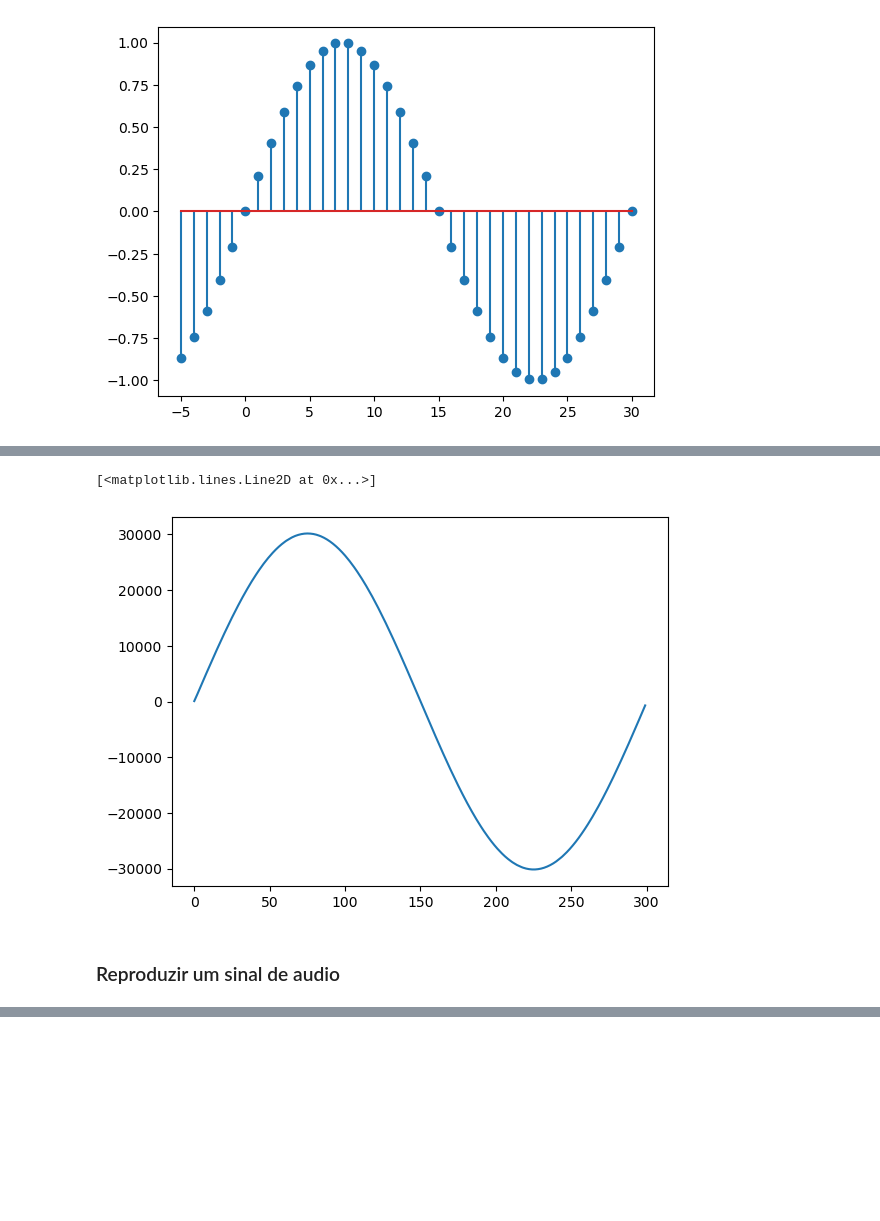
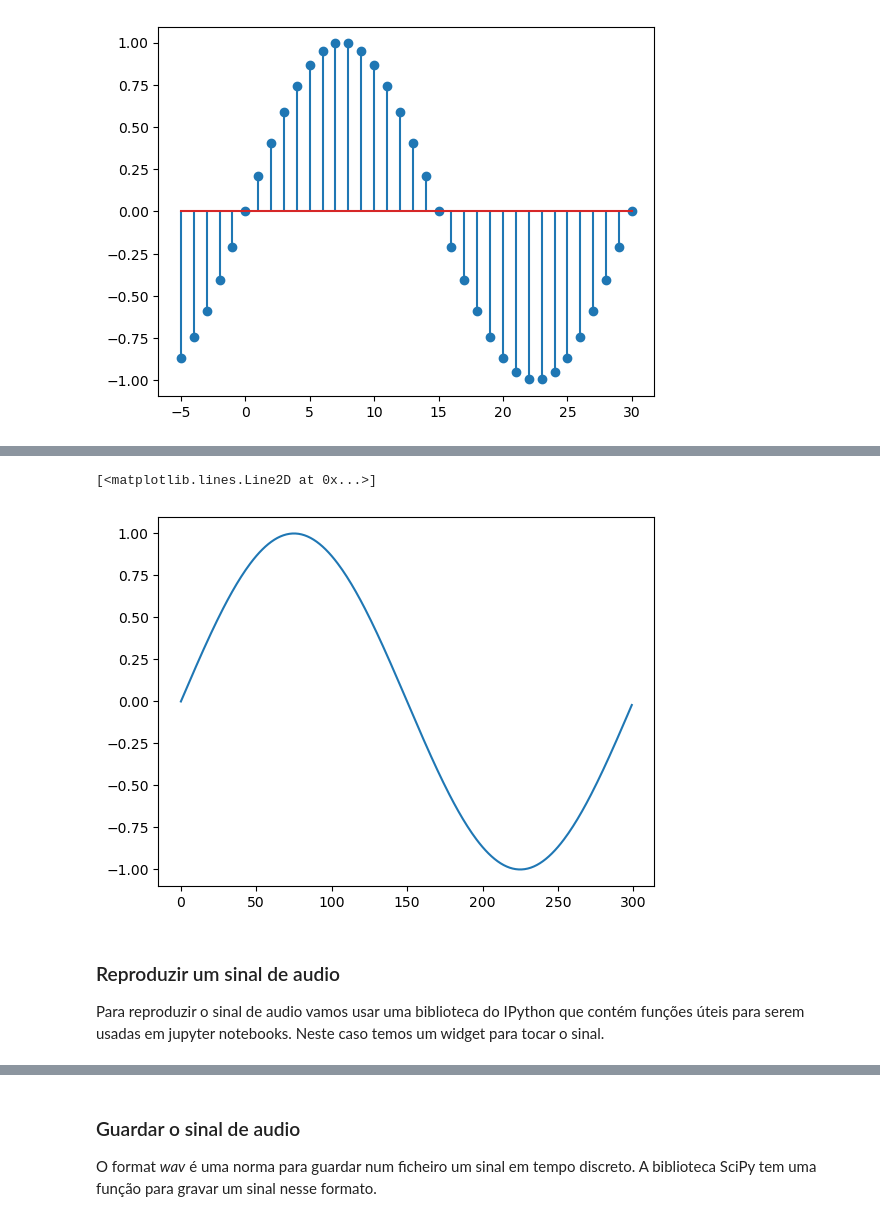
Before and after one commit to luiscoliveira/ss-ipynb, a Jupyter notebook: notebooks/sinais-cont-disc.ipynb, the cells around one changed output, grey strips where cells are left out. Saved outputs shown, nothing was run; the diff lists cells and outputs as text; code cells hidden in the pictures; blank space fills up the shorter version.

```diff
--- a/notebooks/sinais-cont-disc.ipynb
+++ b/notebooks/sinais-cont-disc.ipynb
@@ -163,21 +163,27 @@ A biblioteca SciPy tem uma função para ler esse formato de ficheiros
 # %%
 from scipy.io import wavfile
 import matplotlib.pyplot as plt
 
 fs = 132000
 s = np.sin(2 * np.pi * 440 * np.arange(fs) / fs)
 
-fs, s = wavfile.read('Sine_wave_440.wav')
 
 n = np.arange(0,300)
 plt.plot(n, s[n])
 # %% [output]
 [<matplotlib.lines.Line2D at 0x...>]
-[figure, old version]
+[figure, new version]
-# %% [markdown]
-### Reproduzir um sinal de audio
+# %% [markdown]
+### Reproduzir um sinal de audio
+
+Para reproduzir o sinal de audio vamos usar uma biblioteca do IPython que contém funções úteis para serem usadas em jupyter notebooks. Neste caso temos um widget para tocar o sinal.
 # %%
 from IPython.display import Audio
 Audio(data=s, rate=fs)
 # %% [output]
 [interactive output not drawn]
+# %% [markdown]
+### Guardar o sinal de audio
+
+O format _wav_ é uma norma para guardar num ficheiro um sinal em tempo discreto.
+A biblioteca SciPy tem uma função para gravar um sinal nesse formato.
```
Also changed, not shown: parts of 5 cells of this notebook, 3 other files.
